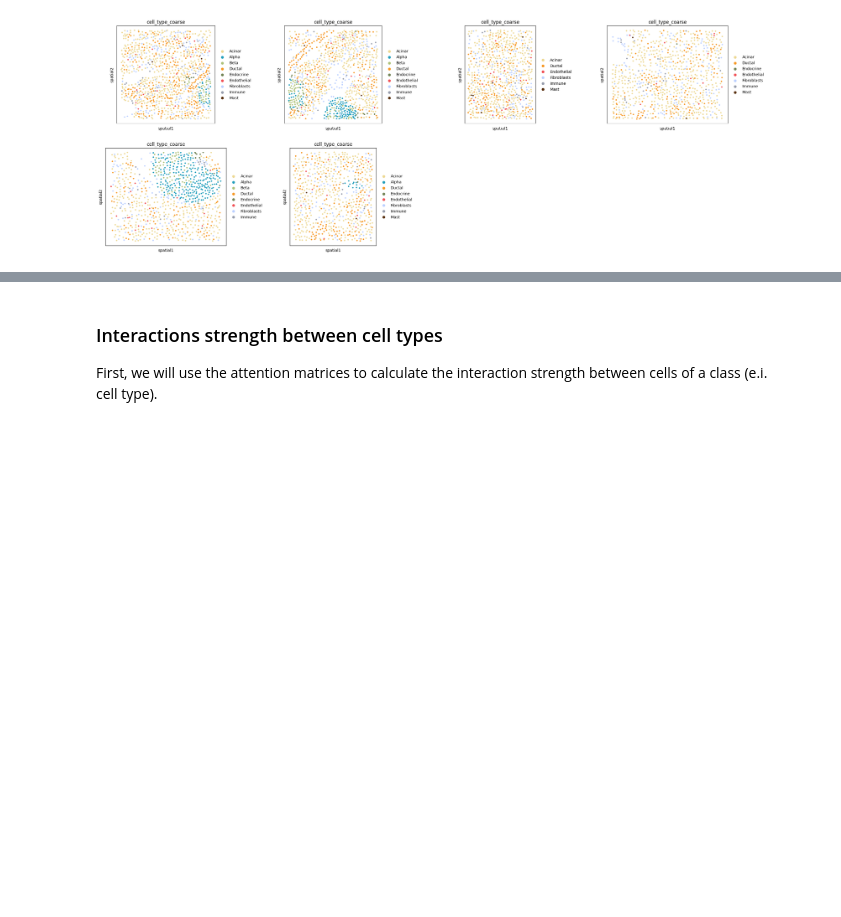
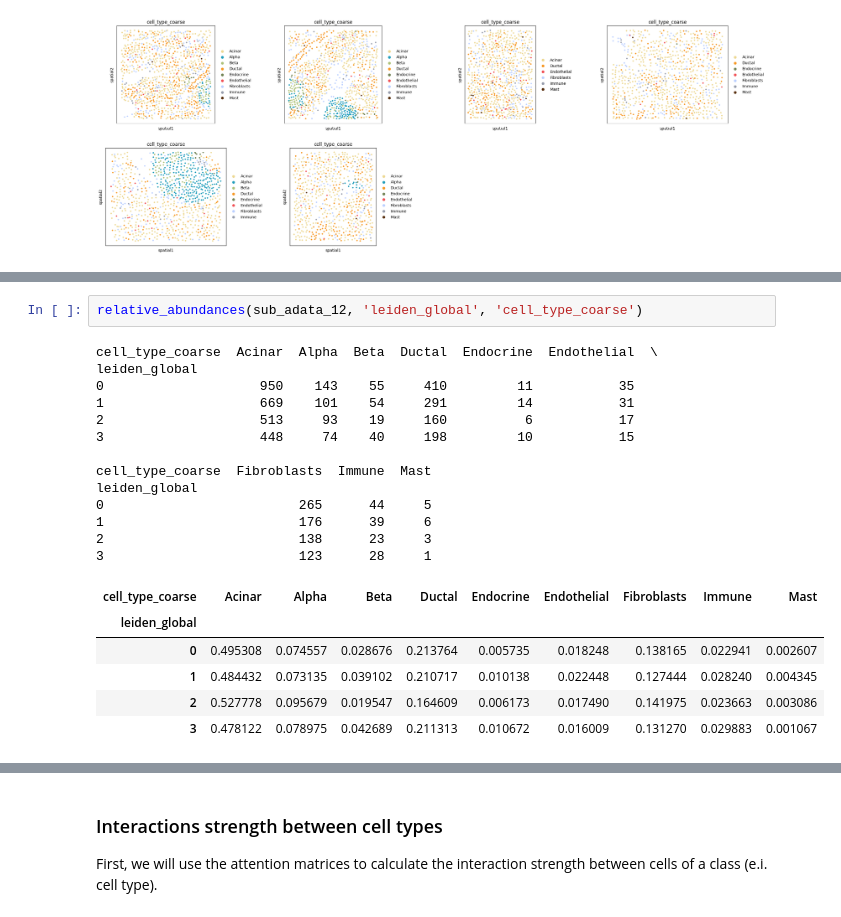
Before and after one commit to theislab/interscale, a Jupyter notebook: docs/notebooks/evaluation/pancreas_cosmx-attnention.ipynb, the cells around one changed output, grey strips where cells are left out. Drawn from its saved outputs; the diff is of its cells as text; blank space fills up the shorter version.

```diff
--- a/docs/notebooks/evaluation/pancreas_cosmx-attnention.ipynb
+++ b/docs/notebooks/evaluation/pancreas_cosmx-attnention.ipynb
@@ -182,0 +289,22 @@ sq.pl.spatial_scatter(
+# %%
+relative_abundances(sub_adata_12, 'leiden_global', 'cell_type_coarse')
+# %% [output]
+cell_type_coarse  Acinar  Alpha  Beta  Ductal  Endocrine  Endothelial  \
+leiden_global
+0                    950    143    55     410         11           35
+1                    669    101    54     291         14           31
+2                    513     93    19     160          6           17
+3                    448     74    40     198         10           15
+
+cell_type_coarse  Fibroblasts  Immune  Mast
+leiden_global
+0                         265      44     5
+1                         176      39     6
+2                         138      23     3
+3                         123      28     1
+| cell_type_coarse | Acinar | Alpha | Beta | Ductal | Endocrine | Endothelial | Fibroblasts | Immune | Mast |
+| leiden_global |  |  |  |  |  |  |  |  |  |
+| 0 | 0.495308 | 0.074557 | 0.028676 | 0.213764 | 0.005735 | 0.018248 | 0.138165 | 0.022941 | 0.002607 |
+| 1 | 0.484432 | 0.073135 | 0.039102 | 0.210717 | 0.010138 | 0.022448 | 0.127444 | 0.028240 | 0.004345 |
+| 2 | 0.527778 | 0.095679 | 0.019547 | 0.164609 | 0.006173 | 0.017490 | 0.141975 | 0.023663 | 0.003086 |
+| 3 | 0.478122 | 0.078975 | 0.042689 | 0.211313 | 0.010672 | 0.016009 | 0.131270 | 0.029883 | 0.001067 |
```
Also changed, not shown: parts of 23 cells of this notebook, 9 other files.
